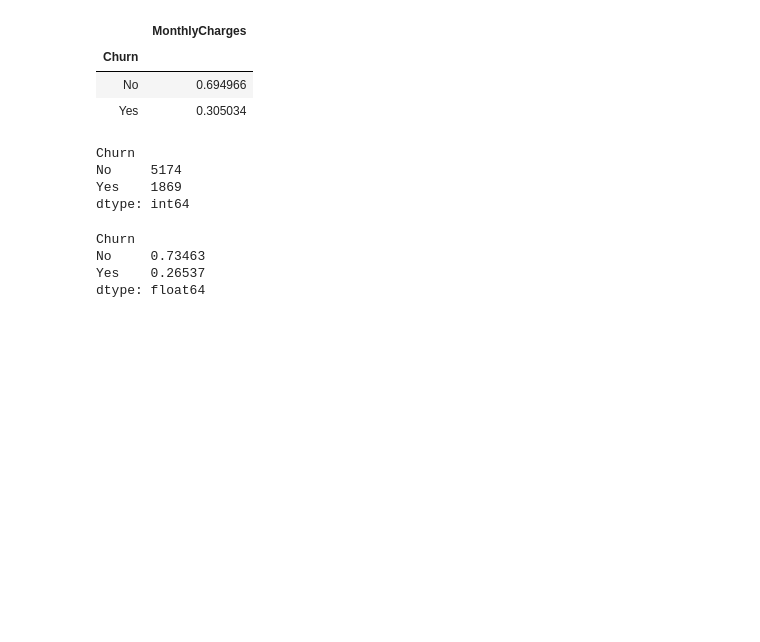
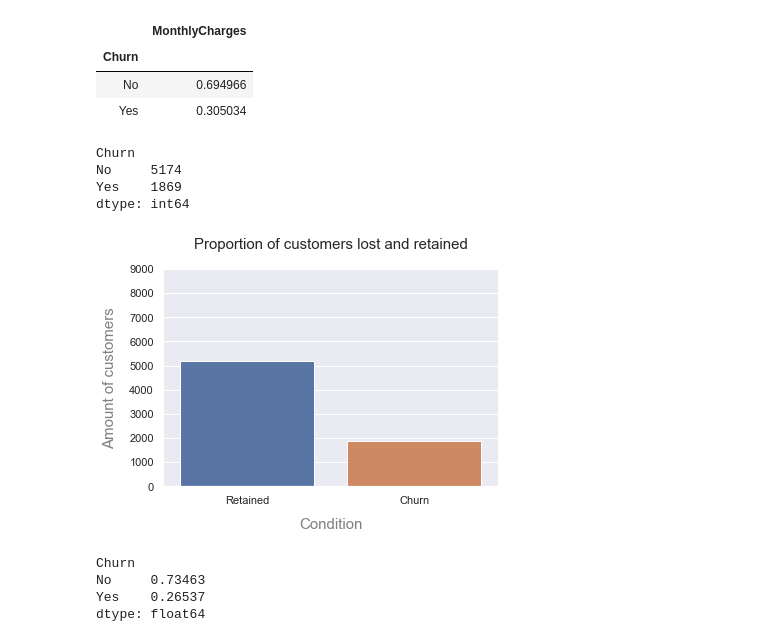
Before and after one commit to Scheitzer/Scheitzer-project-of-churn, a Jupyter notebook: BI project Scheitzer.ipynb, the cells around one changed output. Drawn from its saved outputs; the diff is of its cells as text; code cells hidden in the pictures; blank space fills up the shorter version.

```diff
--- a/BI project Scheitzer.ipynb
+++ b/BI project Scheitzer.ipynb
@@ -172,6 +196,17 @@ Churn
 No     5174
 Yes    1869
 dtype: int64
+# %%
+## proportion  of customers lost and retained
+sns.countplot(x='Churn',data=telco_churn)
+plt.xticks([0,1], ['Retained','Churn'])
+plt.xlabel('Condition',size=15, labelpad=12,color='grey')
+plt.ylabel('Amount of customers',size=15, labelpad=12,color='grey')
+plt.title("Proportion of customers lost and retained", size=15, pad=20)
+plt.ylim(0,9000)
+sns.despine()
+# %% [output]
+[figure, added]
 # %%
 ## percentage of total numbers of churn
 df = telco_churn[['Churn']].groupby(['Churn']).size()/telco_churn['Churn'].count()
```
Also changed, not shown: parts of 27 cells of this notebook.
